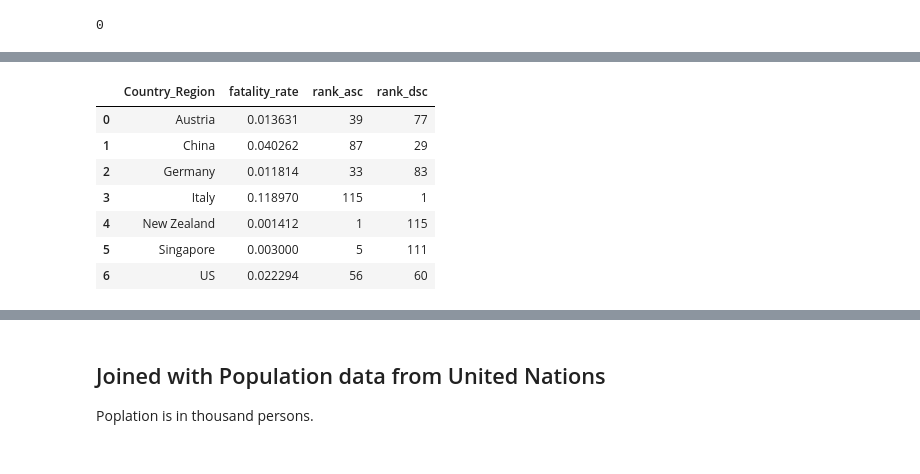
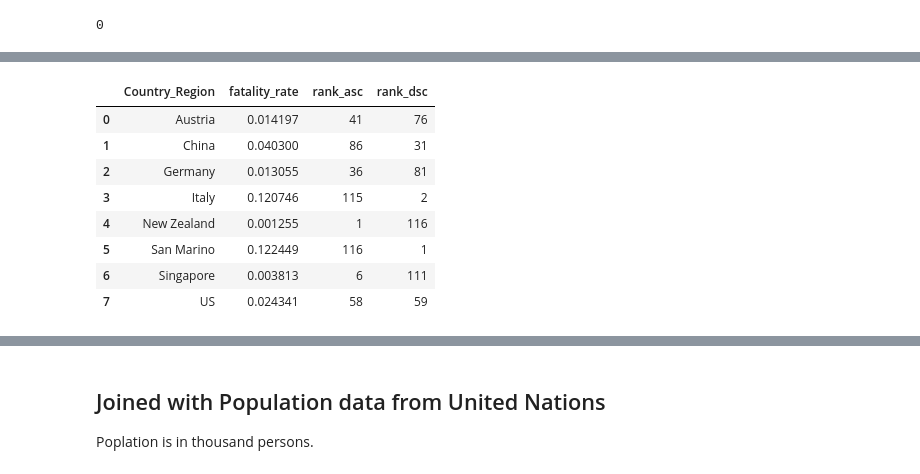
Before and after one commit to nnworkspace/covid19-insight, a Jupyter notebook: covid19-insight.ipynb, the cells around one changed output, grey strips where cells are left out. Cells and saved outputs as stored; diff of their text form; code cells hidden in the pictures.

```diff
--- a/covid19-insight.ipynb
+++ b/covid19-insight.ipynb
@@ -226,24 +226,25 @@ dtype: object
 # %%
 # how do these countries score in the fatality_rate?
 
 cols = ['Country_Region', 'fatality_rate', 'rank_asc', 'rank_dsc']
-countries = ['Austria', 'China', 'Germany', 'Italy', 'New Zealand', 'Singapore', 'US']
+countries = ['Austria', 'China', 'Germany', 'Italy', 'New Zealand', 'San Marino', 'Singapore', 'US']
 
 df_fatality_scores = pd.DataFrame(columns = cols)
 
 for country in countries:
     df_fatality_scores = df_fatality_scores.append(get_fatality_and_rank(country), ignore_index=True)
 
 df_fatality_scores
 # %% [output]
 |  | Country_Region | fatality_rate | rank_asc | rank_dsc |
-| 0 | Austria | 0.013631 | 39 | 77 |
-| 1 | China | 0.040262 | 87 | 29 |
-| 2 | Germany | 0.011814 | 33 | 83 |
-| 3 | Italy | 0.118970 | 115 | 1 |
-| 4 | New Zealand | 0.001412 | 1 | 115 |
-| 5 | Singapore | 0.003000 | 5 | 111 |
-| 6 | US | 0.022294 | 56 | 60 |
+| 0 | Austria | 0.014197 | 41 | 76 |
+| 1 | China | 0.040300 | 86 | 31 |
+| 2 | Germany | 0.013055 | 36 | 81 |
+| 3 | Italy | 0.120746 | 115 | 2 |
+| 4 | New Zealand | 0.001255 | 1 | 116 |
+| 5 | San Marino | 0.122449 | 116 | 1 |
+| 6 | Singapore | 0.003813 | 6 | 111 |
+| 7 | US | 0.024341 | 58 | 59 |
 # %%
 # basic statistics of the fatality
 fatalities.fatality_rate.describe()
```
Also changed, not shown: parts of 20 cells of this notebook.
